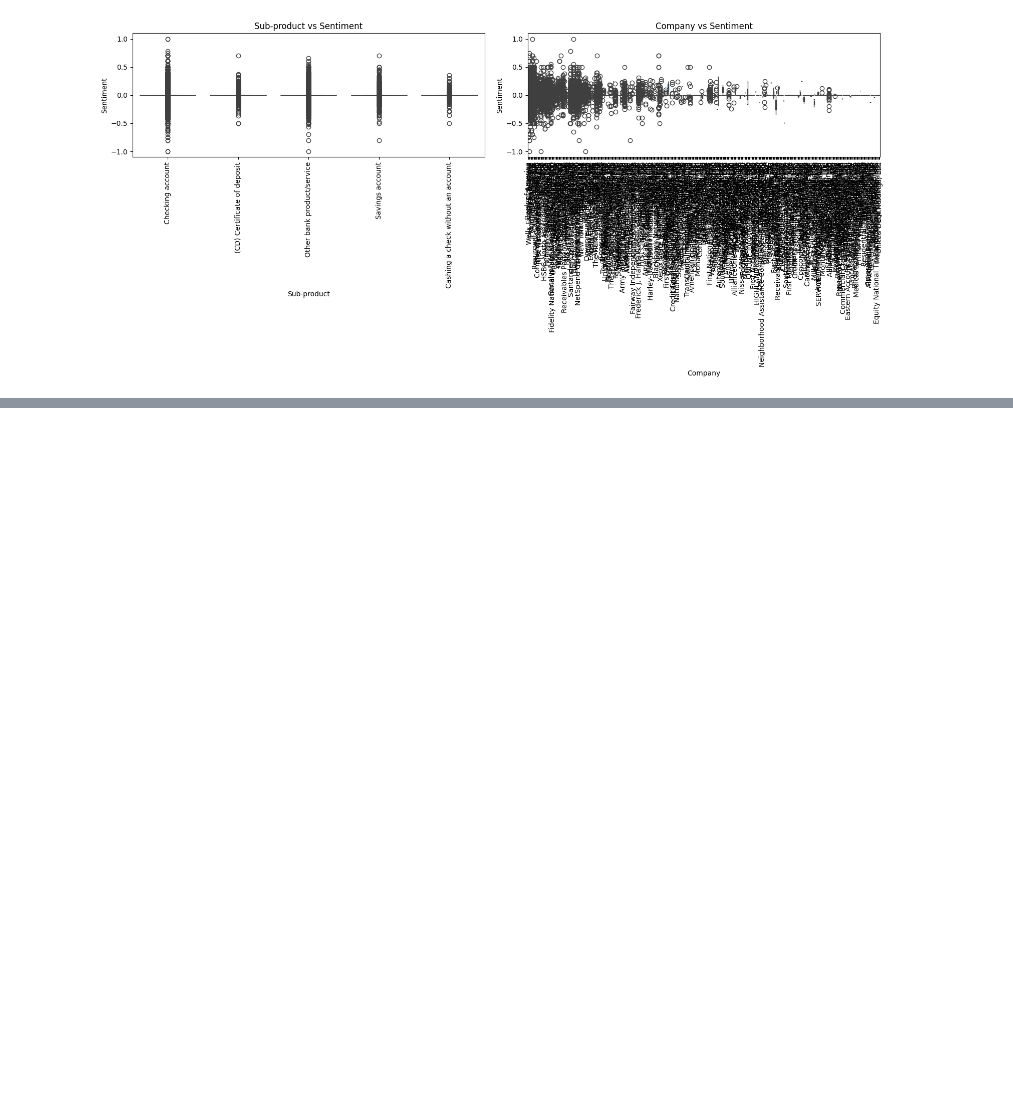
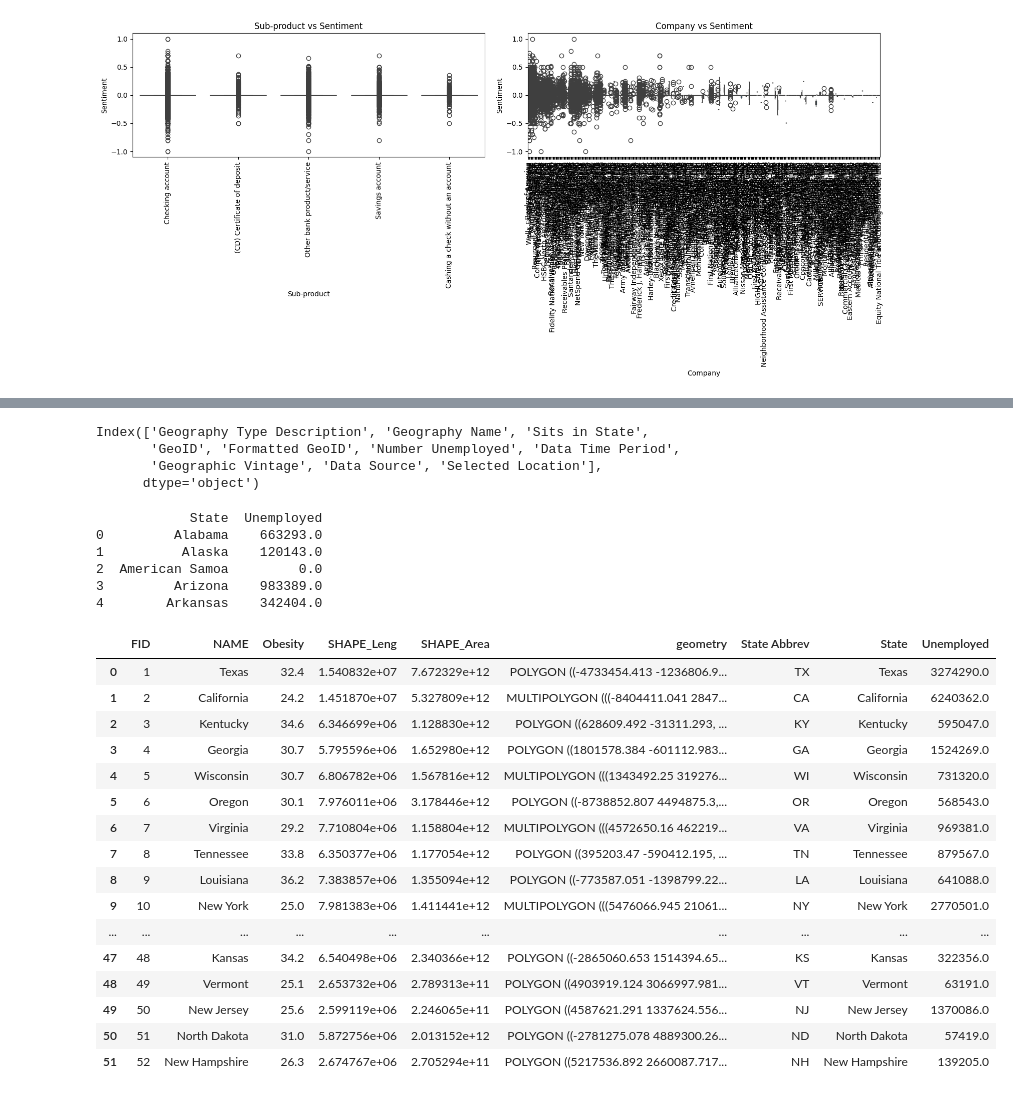
Before and after one commit to HarshGujarathi7/Data-Science-in-Finance--Independent-Study, a Jupyter notebook: Fraud_Review_visualization.ipynb, the cells around one changed output, grey strips where cells are left out. Cells and saved outputs as stored; diff of their text form; code cells hidden in the pictures; blank space fills up the shorter version.

```diff
--- a/Fraud_Review_visualization.ipynb
+++ b/Fraud_Review_visualization.ipynb
@@ -206,0 +440,7 @@ WARNING:matplotlib.legend:No artists with labels found to put in legend.  Note t
+# %%
+print(unemployment.columns)
+# %% [output]
+Index(['Geography Type Description', 'Geography Name', 'Sits in State',
+       'GeoID', 'Formatted GeoID', 'Number Unemployed', 'Data Time Period',
+       'Geographic Vintage', 'Data Source', 'Selected Location'],
+      dtype='object')
@@ -206,0 +450,31 @@ WARNING:matplotlib.legend:No artists with labels found to put in legend.  Note t
+# %%
+grouped_unemployment = unemployment.groupby('State', as_index=False).agg({'Unemployed': 'sum'})
+print(grouped_unemployment.head())
+# %% [output]
+            State  Unemployed
+0         Alabama    663293.0
+1          Alaska    120143.0
+2  American Samoa         0.0
+3         Arizona    983389.0
+4        Arkansas    342404.0
+# %%
+merged_unemp_state = usa_shp.merge(grouped_unemployment, how='left', left_on='NAME', right_on='State')
+merged_unemp_state
+# %% [output]
+|  | FID | NAME | Obesity | SHAPE_Leng | SHAPE_Area | geometry | State Abbrev | State | Unemployed |
+| 0 | 1 | Texas | 32.4 | 1.540832e+07 | 7.672329e+12 | POLYGON ((-4733454.413 -1236806.9... | TX | Texas | 3274290.0 |
+| 1 | 2 | California | 24.2 | 1.451870e+07 | 5.327809e+12 | MULTIPOLYGON (((-8404411.041 2847... | CA | California | 6240362.0 |
+| 2 | 3 | Kentucky | 34.6 | 6.346699e+06 | 1.128830e+12 | POLYGON ((628609.492 -31311.293, ... | KY | Kentucky | 595047.0 |
+| 3 | 4 | Georgia | 30.7 | 5.795596e+06 | 1.652980e+12 | POLYGON ((1801578.384 -601112.983... | GA | Georgia | 1524269.0 |
+| 4 | 5 | Wisconsin | 30.7 | 6.806782e+06 | 1.567816e+12 | MULTIPOLYGON (((1343492.25 319276... | WI | Wisconsin | 731320.0 |
+| 5 | 6 | Oregon | 30.1 | 7.976011e+06 | 3.178446e+12 | POLYGON ((-8738852.807 4494875.3,... | OR | Oregon | 568543.0 |
+| 6 | 7 | Virginia | 29.2 | 7.710804e+06 | 1.158804e+12 | MULTIPOLYGON (((4572650.16 462219... | VA | Virginia | 969381.0 |
+| 7 | 8 | Tennessee | 33.8 | 6.350377e+06 | 1.177054e+12 | POLYGON ((395203.47 -590412.195, ... | TN | Tennessee | 879567.0 |
+| 8 | 9 | Louisiana | 36.2 | 7.383857e+06 | 1.355094e+12 | POLYGON ((-773587.051 -1398799.22... | LA | Louisiana | 641088.0 |
+| 9 | 10 | New York | 25.0 | 7.981383e+06 | 1.411441e+12 | MULTIPOLYGON (((5476066.945 21061... | NY | New York | 2770501.0 |
+| ... | ... | ... | ... | ... | ... | ... | ... | ... | ... |
+| 47 | 48 | Kansas | 34.2 | 6.540498e+06 | 2.340366e+12 | POLYGON ((-2865060.653 1514394.65... | KS | Kansas | 322356.0 |
+| 48 | 49 | Vermont | 25.1 | 2.653732e+06 | 2.789313e+11 | POLYGON ((4903919.124 3066997.981... | VT | Vermont | 63191.0 |
+| 49 | 50 | New Jersey | 25.6 | 2.599119e+06 | 2.246065e+11 | POLYGON ((4587621.291 1337624.556... | NJ | New Jersey | 1370086.0 |
+| 50 | 51 | North Dakota | 31.0 | 5.872756e+06 | 2.013152e+12 | POLYGON ((-2781275.078 4889300.26... | ND | North Dakota | 57419.0 |
+| 51 | 52 | New Hampshire | 26.3 | 2.674767e+06 | 2.705294e+11 | POLYGON ((5217536.892 2660087.717... | NH | New Hampshire | 139205.0 |
```
Also changed, not shown: parts of 28 cells of this notebook.
